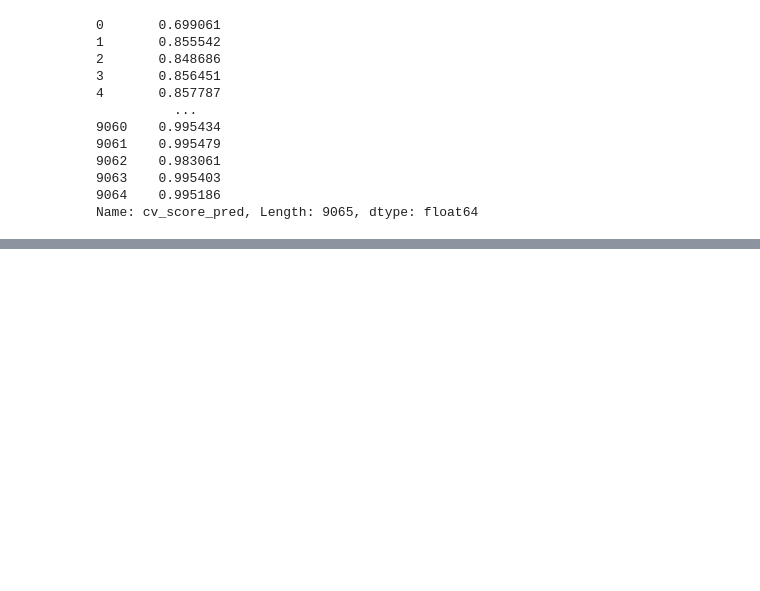
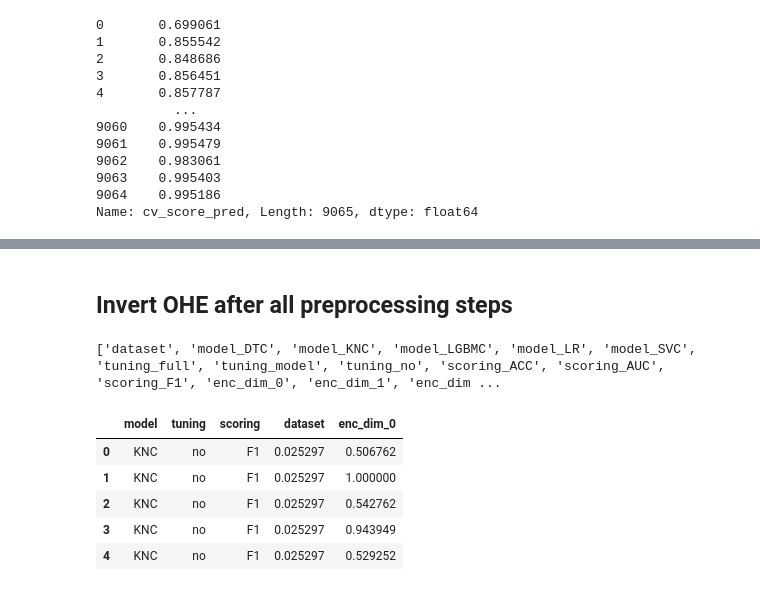
Before and after one commit to nina-prog/meta-learning-for-encoder-selection, a Jupyter notebook: notebooks/week10/week10-evaluate-regression-test.ipynb, the cells around one changed output, grey strips where cells are left out. Cells and saved outputs as stored; diff of their text form; code cells hidden in the pictures; blank space fills up the shorter version.

```diff
--- a/notebooks/week10/week10-evaluate-regression-test.ipynb
+++ b/notebooks/week10/week10-evaluate-regression-test.ipynb
@@ -344,0 +436,59 @@ def custom_spearmanr_scorer(clf, X, y, **kwargs):
+# %% [markdown]
+## Invert OHE after all preprocessing steps
+# %%
+print(list(X_train.columns))
+# %% [output]
+['dataset', 'model_DTC', 'model_KNC', 'model_LGBMC', 'model_LR', 'model_SVC', 'tuning_full', 'tuning_model', 'tuning_no', 'scoring_ACC', 'scoring_AUC', 'scoring_F1', 'enc_dim_0', 'enc_dim_1', 'enc_dim ...
+# %%
+# Invert feature 'model'
+X_train[['model_DTC', 'model_KNC', 'model_LGBMC', 'model_LR', 'model_SVC']].head()
+
+def revert_scoring_ohe(row):
+    # ToDo: Assertions
+    tuning = "Cannot reconstruct"
+    if row["scoring_ACC"] == 1:
+        tuning = "ACC"
+    elif row["scoring_AUC"] == 1:
+        tuning = "AUC"
+    elif row["scoring_F1"] == 1:
+        tuning = "F1"
+    return tuning
+
+def revert_tuning_ohe(row):
+    # ToDo: Assertions
+    tuning = "Cannot reconstruct"
+    if row["tuning_full"] == 1:
+        tuning = "full"
+    elif row["tuning_model"] == 1:
+        tuning = "model"
+    elif row["tuning_no"] == 1:
+        tuning = "no"
+    return tuning
+
+def revert_model_ohe(row):
+    # ToDo: Assertions
+    model = "Cannot reconstruct"
+    if row["model_DTC"] == 1:
+        model = "DTC"
+    elif row["model_KNC"] == 1:
+        model = "KNC"
+    elif row["model_LGBMC"] == 1:
+        model = "LGBMC"
+    elif row["model_LR"] == 1:
+        model = "LR"
+    elif row["model_SVC"] == 1:
+        model = "SVC"
+    return model
+
+X_train["model"] = X_train.apply(revert_model_ohe, axis=1)
+X_train["tuning"] = X_train.apply(revert_tuning_ohe, axis=1)
+X_train["scoring"] = X_train.apply(revert_scoring_ohe, axis=1)
+#X_train["model"].unique()
+X_train[["model", "tuning", "scoring", "dataset", "enc_dim_0"]].head()
+# %% [output]
+|  | model | tuning | scoring | dataset | enc_dim_0 |
+| 0 | KNC | no | F1 | 0.025297 | 0.506762 |
+| 1 | KNC | no | F1 | 0.025297 | 1.000000 |
+| 2 | KNC | no | F1 | 0.025297 | 0.542762 |
+| 3 | KNC | no | F1 | 0.025297 | 0.943949 |
+| 4 | KNC | no | F1 | 0.025297 | 0.529252 |
```
Also changed, not shown: parts of 8 cells of this notebook, 1 other file.
